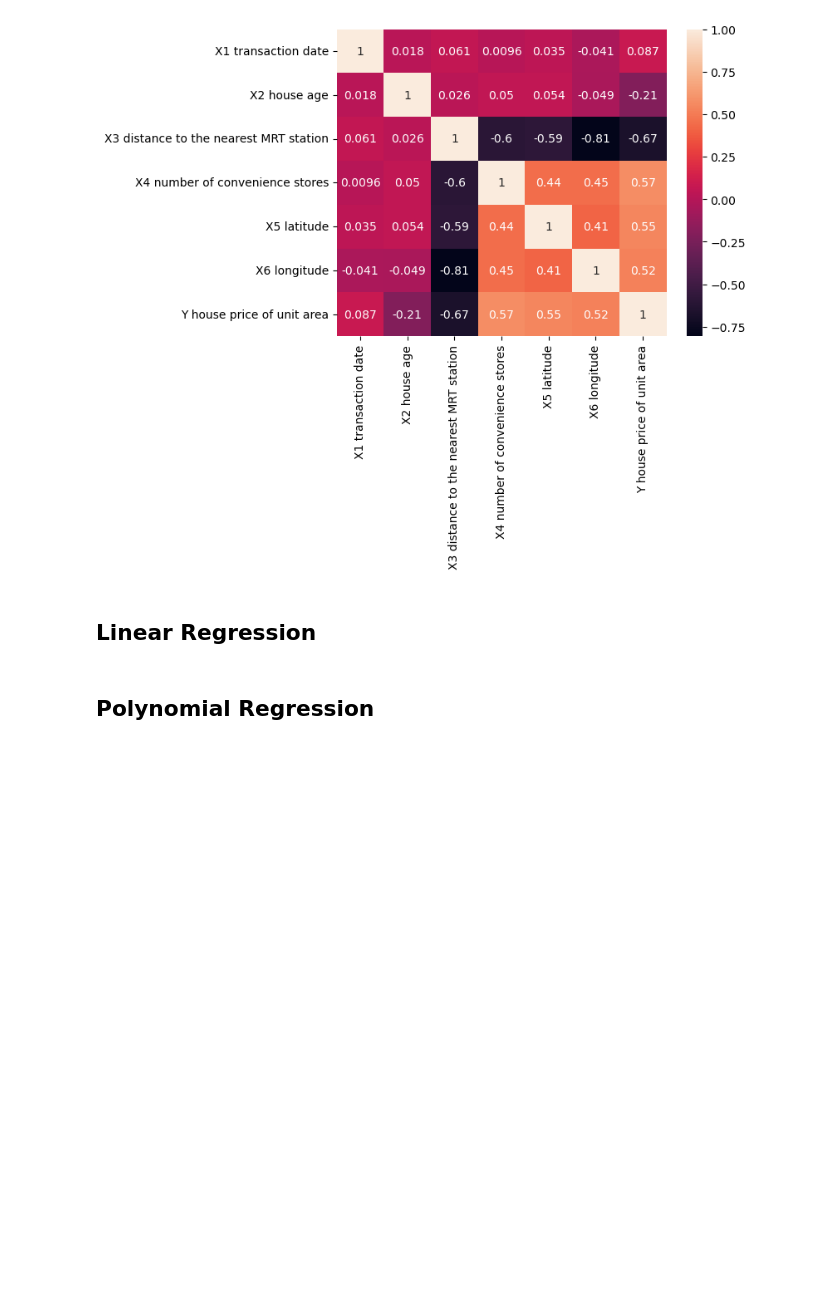
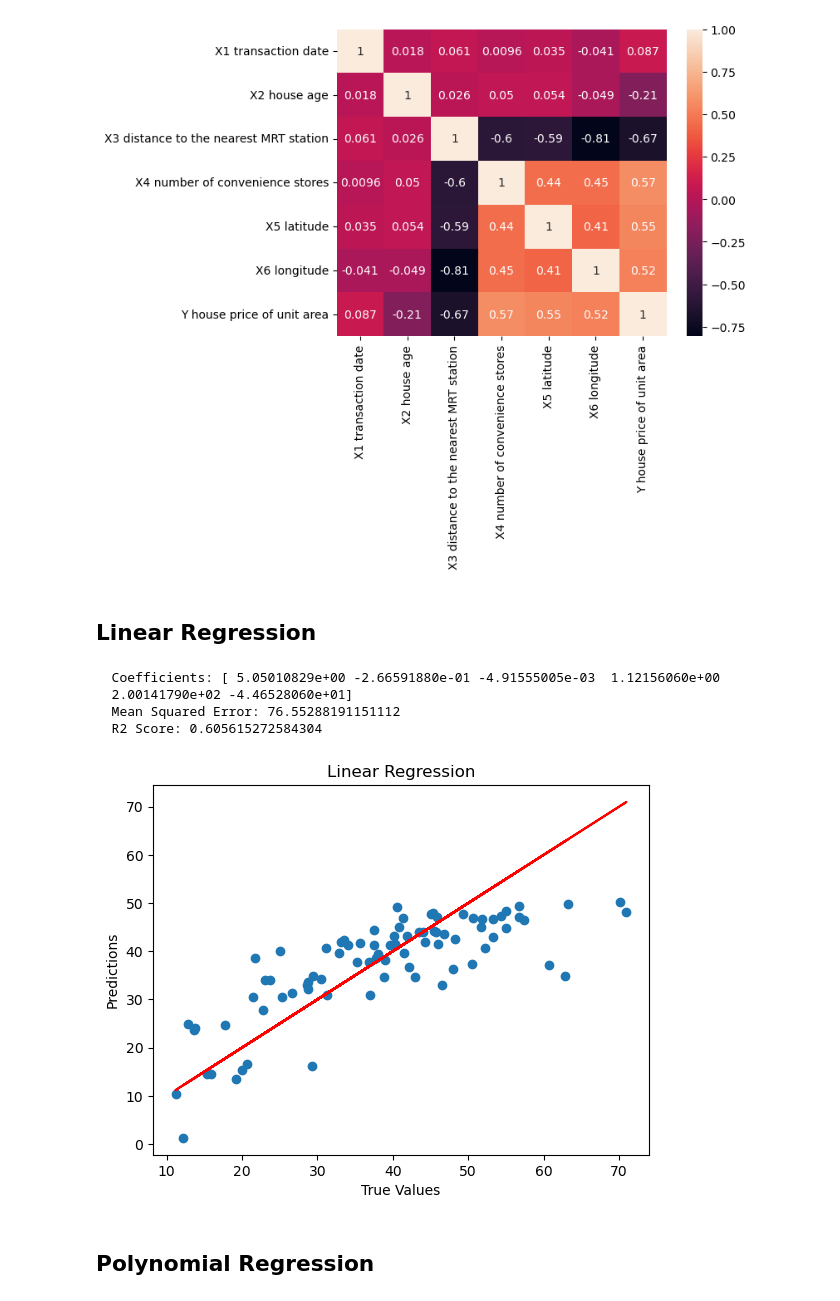
Before and after one commit to Abtinz/Machine-Learning-with-Python, a Jupyter notebook: DataMining/Regression/data-mining-p2-student.ipynb, the cells around one changed output. Cells and saved outputs as stored; diff of their text form; code cells hidden in the pictures; blank space fills up the shorter version.

Commit message:
linear regressions

```diff
--- a/DataMining/Regression/data-mining-p2-student.ipynb
+++ b/DataMining/Regression/data-mining-p2-student.ipynb
@@ -93,7 +85,8 @@ final shape (414, 8)
 # %% [markdown]
 ## Droping Unnecessary Columns
 # %%
-df = df.drop(['No'],axis = 1)
+y = df["Y house price of unit area"]
+df = df.drop(['No',"Y house price of unit area"],axis = 1)
 df.describe()
 # %% [output]
 |  | X1 transaction date | X2 house age | X3 distance to the nearest MRT st... | X4 number of convenience stores | X5 latitude | ... |
@@ -107,3 +100,16 @@ df.describe()
 | max | 2013.583000 | 43.800000 | 6488.021000 | 10.000000 | 25.014590 | ... |
 # %% [markdown]
 ## Splitting Data to Train and Test
+# %%
+xtrain , xtest , ytrain , ytest = train_test_split(df,y,test_size = 0.2 , random_state = 3)
+# %%
+
+def standardScalerFunction(data):
+    scaler = MinMaxScaler().fit(data)
+    return scaler.transform(data.astype(float))
+
+xtrain = standardScalerFunction(xtrain)
+xtrain_df = pd.DataFrame(xtrain, columns=df.columns)
+xtest = standardScalerFunction(xtest)
+xtest_df = pd.DataFrame(xtest, columns=df.columns)
+xtrain_df.head(5)
@@ -144,6 +158,33 @@ for (column_name , _) in df.items():
 "after analyzing the plots and boxplot and correlation plots we may infer that X1 transaction date is not useful for training"
 # %% [markdown]
 ## Linear Regression
+# %%
+model = LinearRegression()
+model.fit(xtrain, ytrain)
+predictions = model.predict(xtest)
+mse = mean_squared_error(ytest, predictions)
+r2 = r2_score(ytest, predictions)
+
+y_true = np.array(ytest)
+y_pred = np.array(predictions)
+accuracy = np.mean(np.abs((y_true - y_pred) / y_true) <= 0.1) * 100
+
+print("  Coefficients:", model.coef_)
+print("  Mean Squared Error:", mse)
+print("  R2 Score:", r2)
+plt.figure()
+plt.scatter(ytest, predictions)
+plt.plot(ytest,ytest , 'r' )
+plt.xlabel('True Values')
+plt.ylabel('Predictions')
+plt.title(f'Linear Regression')
+plt.show()
+# %% [output]
+  Coefficients: [ 5.05010829e+00 -2.66591880e-01 -4.91555005e-03  1.12156060e+00
+  2.00141790e+02 -4.46528060e+01]
+  Mean Squared Error: 76.55288191151112
+  R2 Score: 0.605615272584304
+[figure, added]
 # %% [markdown]
 ## Polynomial Regression
 # %% [markdown]
```
Also changed, not shown: parts of 6 cells of this notebook, 6 other files.
